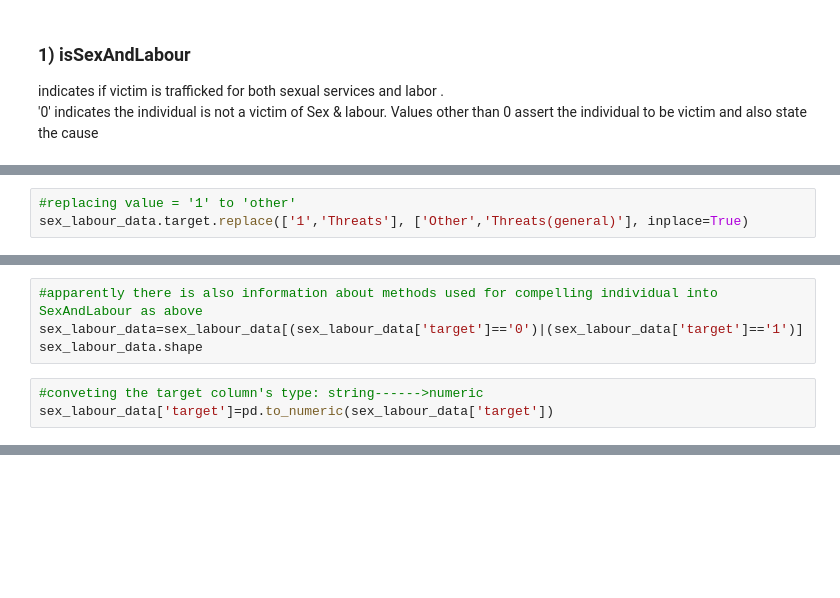
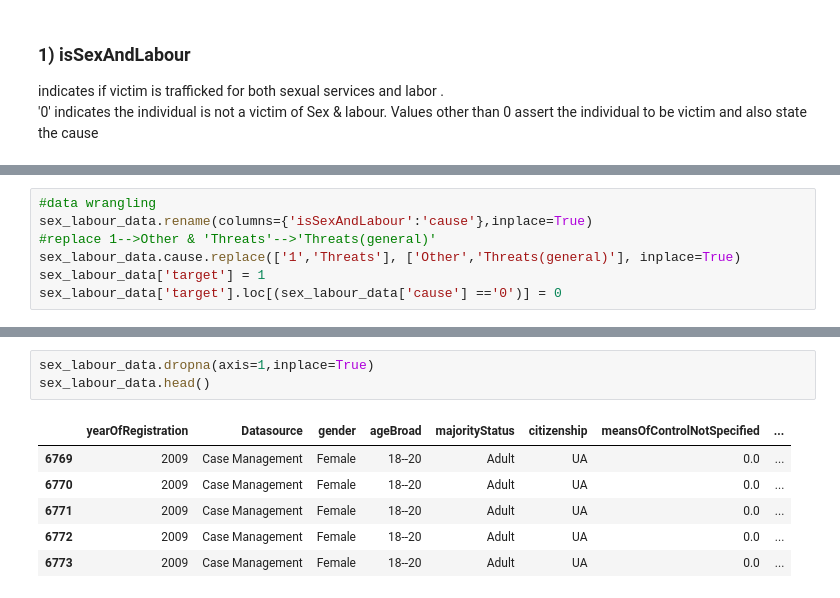
Before and after one commit to nizamphoenix/human-trafficking, a Jupyter notebook: work.ipynb, the cells around one changed output, grey strips where cells are left out. Drawn from its saved outputs; the diff is of its cells as text; blank space fills up the shorter version.

Commit message:
data wrangling

```diff
--- a/work.ipynb
+++ b/work.ipynb
@@ -148,3 +124,0 @@ See the caveats in the documentation: http://pandas.pydata.org/pandas-docs/stabl
-# %%
-#replacing value = '1' to 'other'
-sex_labour_data.target.replace(['1','Threats'], ['Other','Threats(general)'], inplace=True)
@@ -156,3 +125,10 @@ See the caveats in the documentation: http://pandas.pydata.org/pandas-docs/stabl
+# %%
+#data wrangling
+sex_labour_data.rename(columns={'isSexAndLabour':'cause'},inplace=True)
+#replace 1-->Other & 'Threats'-->'Threats(general)'
+sex_labour_data.cause.replace(['1','Threats'], ['Other','Threats(general)'], inplace=True)
+sex_labour_data['target'] = 1
+sex_labour_data['target'].loc[(sex_labour_data['cause'] =='0')] = 0
 # %%
 Counter(sex_labour_data.target.values)
 # %% [output]
@@ -177,7 +135,0 @@ Creating a column called cause and include the corresponding cause while reforma
-# %%
-#apparently there is also information about methods used for compelling individual into SexAndLabour as above
-sex_labour_data=sex_labour_data[(sex_labour_data['target']=='0')|(sex_labour_data['target']=='1')]
-sex_labour_data.shape
-# %%
-#conveting the target column's type: string------>numeric
-sex_labour_data['target']=pd.to_numeric(sex_labour_data['target'])
@@ -209,0 +171,10 @@ Index(['yearOfRegistration', 'Datasource', 'gender', 'ageBroad',
+# %%
+sex_labour_data.dropna(axis=1,inplace=True)
+sex_labour_data.head()
+# %% [output]
+|  | yearOfRegistration | Datasource | gender | ageBroad | majorityStatus | citizenship | meansOfControlNotSpecified | ... |
+| 6769 | 2009 | Case Management | Female | 18--20 | Adult | UA | 0.0 | ... |
+| 6770 | 2009 | Case Management | Female | 18--20 | Adult | UA | 0.0 | ... |
+| 6771 | 2009 | Case Management | Female | 18--20 | Adult | UA | 0.0 | ... |
+| 6772 | 2009 | Case Management | Female | 18--20 | Adult | UA | 0.0 | ... |
+| 6773 | 2009 | Case Management | Female | 18--20 | Adult | UA | 0.0 | ... |
```
Also changed, not shown: parts of 14 cells of this notebook.
